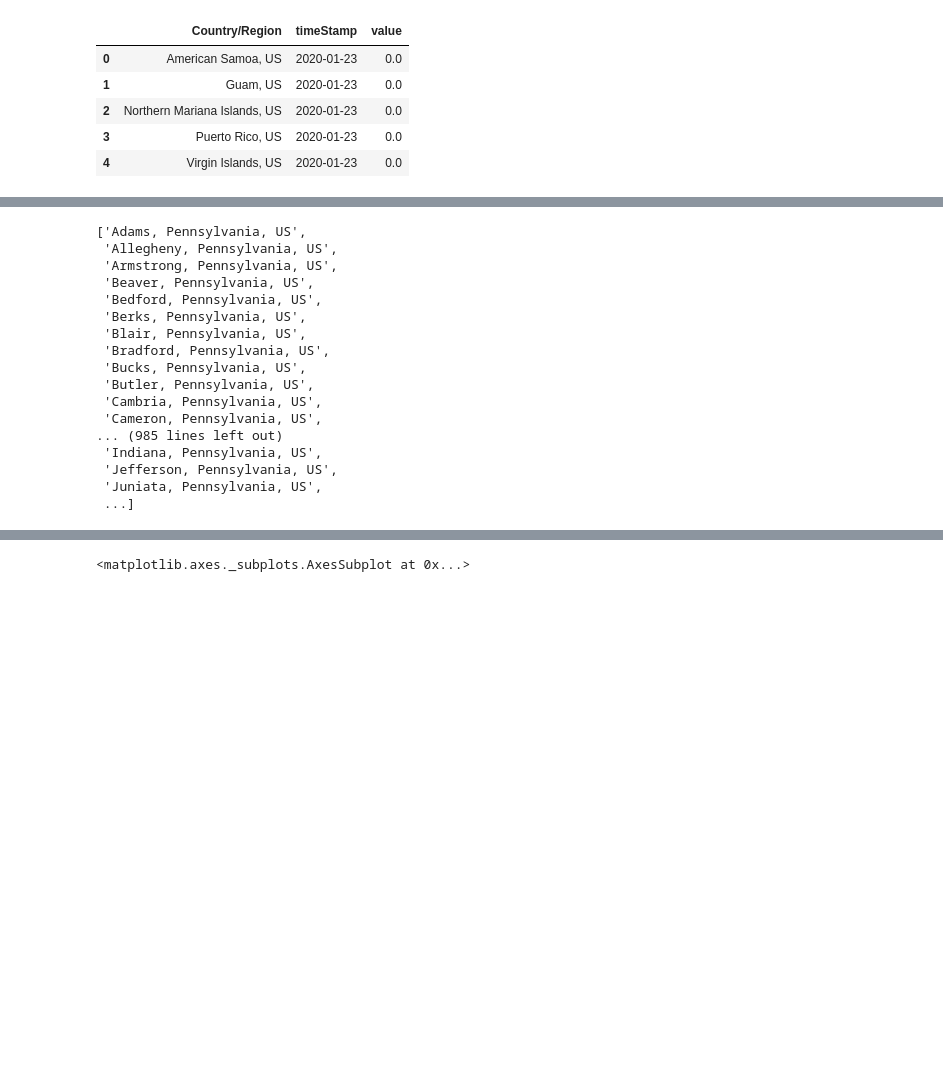
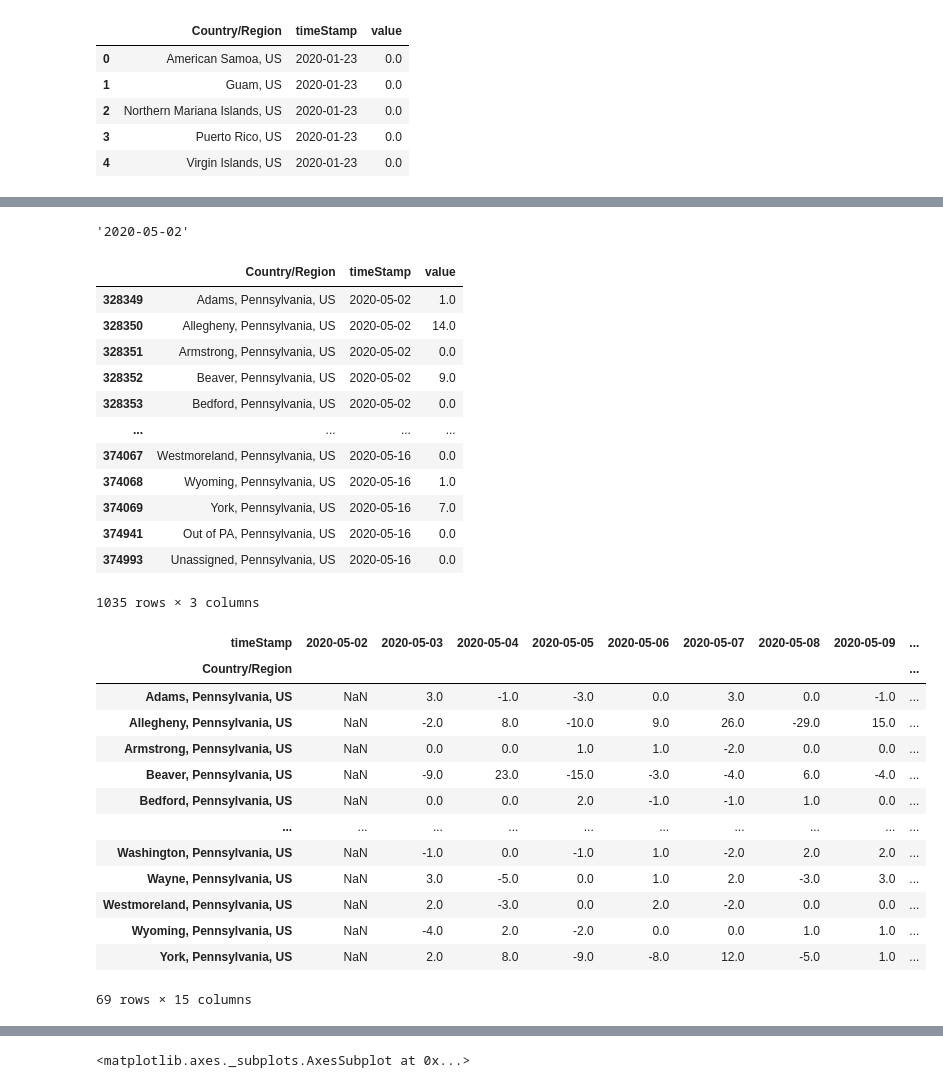
Before and after one commit to mchirico/COVID-19, a Jupyter notebook: COVID_19.ipynb, the cells around one changed output, grey strips where cells are left out. Cells and saved outputs as stored; diff of their text form; code cells hidden in the pictures; blank space fills up the shorter version.

```diff
--- a/COVID_19.ipynb
+++ b/COVID_19.ipynb
@@ -172,20 +164,47 @@ for region in regions:
+# %%
+delta_days = 15
+
+from datetime import date, timedelta
+dt = date.today() - timedelta(delta_days)
+dt.strftime("%Y-%m-%d")
+# %% [output]
+'2020-05-02'
 # %%
-m[m['Country/Region'].str.contains('Pennsylvania', regex=False)]['Country/Region'].tolist()
+penn = m[m['Country/Region'].str.contains('Pennsylvania', regex=False)]
+penn = penn[penn['timeStamp'] >= dt.strftime("%Y-%m-%d") ]
+penn
 # %% [output]
+|  | Country/Region | timeStamp | value |
+| 328349 | Adams, Pennsylvania, US | 2020-05-02 | 1.0 |
+| 328350 | Allegheny, Pennsylvania, US | 2020-05-02 | 14.0 |
+| 328351 | Armstrong, Pennsylvania, US | 2020-05-02 | 0.0 |
+| 328352 | Beaver, Pennsylvania, US | 2020-05-02 | 9.0 |
+| 328353 | Bedford, Pennsylvania, US | 2020-05-02 | 0.0 |
+| ... | ... | ... | ... |
+| 374067 | Westmoreland, Pennsylvania, US | 2020-05-16 | 0.0 |
+| 374068 | Wyoming, Pennsylvania, US | 2020-05-16 | 1.0 |
+| 374069 | York, Pennsylvania, US | 2020-05-16 | 7.0 |
+| 374941 | Out of PA, Pennsylvania, US | 2020-05-16 | 0.0 |
+| 374993 | Unassigned, Pennsylvania, US | 2020-05-16 | 0.0 |
-['Adams, Pennsylvania, US',
- 'Allegheny, Pennsylvania, US',
- 'Armstrong, Pennsylvania, US',
- 'Beaver, Pennsylvania, US',
- 'Bedford, Pennsylvania, US',
- 'Berks, Pennsylvania, US',
- 'Blair, Pennsylvania, US',
- 'Bradford, Pennsylvania, US',
- 'Bucks, Pennsylvania, US',
- 'Butler, Pennsylvania, US',
- 'Cambria, Pennsylvania, US',
- 'Cameron, Pennsylvania, US',
-... (985 lines left out)
- 'Indiana, Pennsylvania, US',
- 'Jefferson, Pennsylvania, US',
- 'Juniata, Pennsylvania, US',
- ...]
+1035 rows × 3 columns
+# %%
+
+pp = penn.pivot(index='Country/Region', columns='timeStamp', values='value')
+#sns.heatmap(pp, annot=True)
+# %%
+pp.diff(axis=1)
+# %% [output]
+| timeStamp | 2020-05-02 | 2020-05-03 | 2020-05-04 | 2020-05-05 | 2020-05-06 | 2020-05-07 | 2020-05-08 | 2020-05-09 | ... |
+| Country/Region |  |  |  |  |  |  |  |  | ... |
+| Adams, Pennsylvania, US | NaN | 3.0 | -1.0 | -3.0 | 0.0 | 3.0 | 0.0 | -1.0 | ... |
+| Allegheny, Pennsylvania, US | NaN | -2.0 | 8.0 | -10.0 | 9.0 | 26.0 | -29.0 | 15.0 | ... |
+| Armstrong, Pennsylvania, US | NaN | 0.0 | 0.0 | 1.0 | 1.0 | -2.0 | 0.0 | 0.0 | ... |
+| Beaver, Pennsylvania, US | NaN | -9.0 | 23.0 | -15.0 | -3.0 | -4.0 | 6.0 | -4.0 | ... |
+| Bedford, Pennsylvania, US | NaN | 0.0 | 0.0 | 2.0 | -1.0 | -1.0 | 1.0 | 0.0 | ... |
+| ... | ... | ... | ... | ... | ... | ... | ... | ... | ... |
+| Washington, Pennsylvania, US | NaN | -1.0 | 0.0 | -1.0 | 1.0 | -2.0 | 2.0 | 2.0 | ... |
+| Wayne, Pennsylvania, US | NaN | 3.0 | -5.0 | 0.0 | 1.0 | 2.0 | -3.0 | 3.0 | ... |
+| Westmoreland, Pennsylvania, US | NaN | 2.0 | -3.0 | 0.0 | 2.0 | -2.0 | 0.0 | 0.0 | ... |
+| Wyoming, Pennsylvania, US | NaN | -4.0 | 2.0 | -2.0 | 0.0 | 0.0 | 1.0 | 1.0 | ... |
+| York, Pennsylvania, US | NaN | 2.0 | 8.0 | -9.0 | -8.0 | 12.0 | -5.0 | 1.0 | ... |
+69 rows × 15 columns
```
Also changed, not shown: parts of 10 cells of this notebook.
